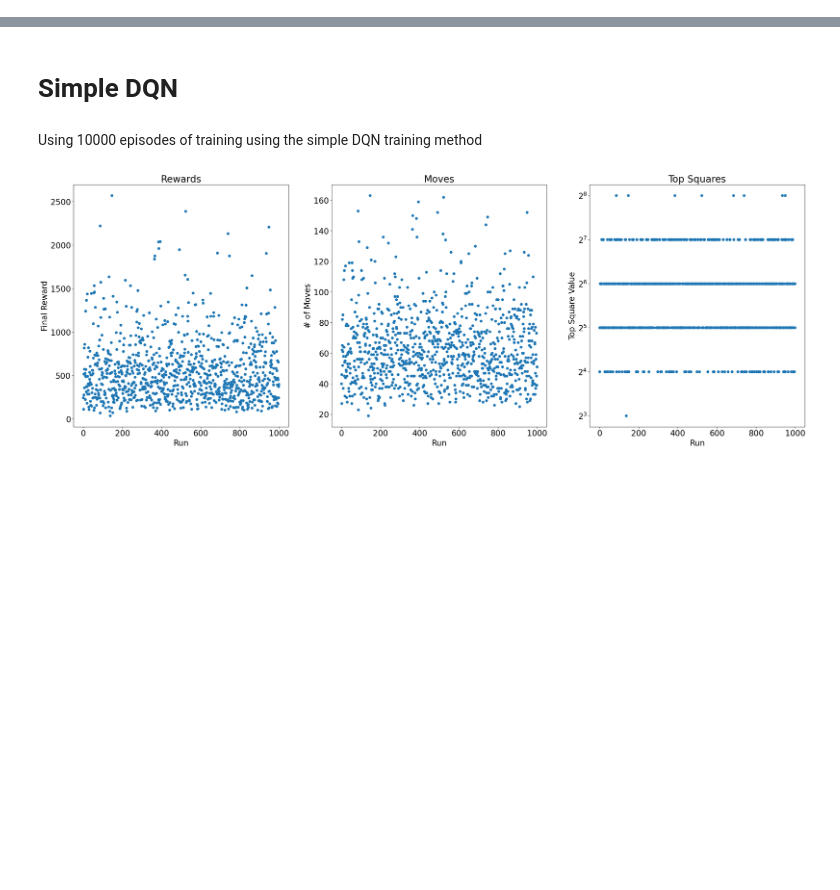
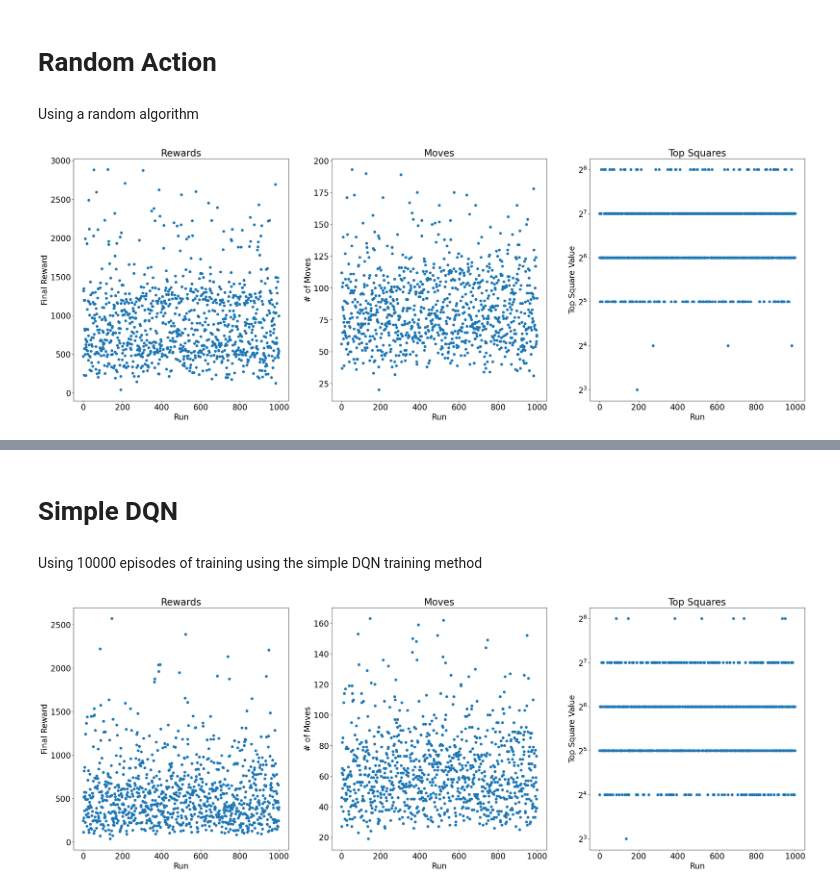
Before and after one commit to JohnDLee/2048RL, a Jupyter notebook: RL/evaluate_performance.ipynb, the cells around one changed output, grey strips where cells are left out. Cells and saved outputs as stored; diff of their text form; code cells hidden in the pictures; blank space fills up the shorter version.

```diff
--- a/RL/evaluate_performance.ipynb
+++ b/RL/evaluate_performance.ipynb
@@ -117,3 +117,43 @@ def play_game(dqn_file, model_cls, runs = 1000):
                 else:
                     state = torch.tensor(state, dtype=torch.float32, device=device).unsqueeze(0)
     return rewards, top_square, moves
+
+def play_random(runs = 1000):
+    """ Plays game for a number of runs"""
+    # game env
+    env = ENV2048(gui = False)
+
+    # runs
+    rewards = []
+    top_square = []
+    moves = []
+
+    with torch.no_grad():
+        next_choice = 0
+        for i in tqdm(range(runs), desc = 'Runs'):
+            env.reset()
+            while True:
+                # get action
+
+                 # Use best move
+                action = torch.tensor([env.random_action()])
+                state, reward, terminated, info = env.step(action.item())
+
+                if terminated:
+                    # loop forever untill killed
+                    rewards.append(env.game.get_score())
+                    top_square.append(env.game.get_state().max())
+                    moves.append(env.game.num_operations)
+
+                    break
+    return rewards, top_square, moves
+# %% [markdown]
+# Random Action
+# %% [markdown]
+Using a random algorithm
+# %%
+random_rewards, random_top_square, random_moves = play_random(1000)
+# %%
+plot_results(random_rewards, random_top_square, random_moves)
+# %% [output]
+[figure, added]
```
Also changed, not shown: parts of 1 cell of this notebook, 2 other files.
